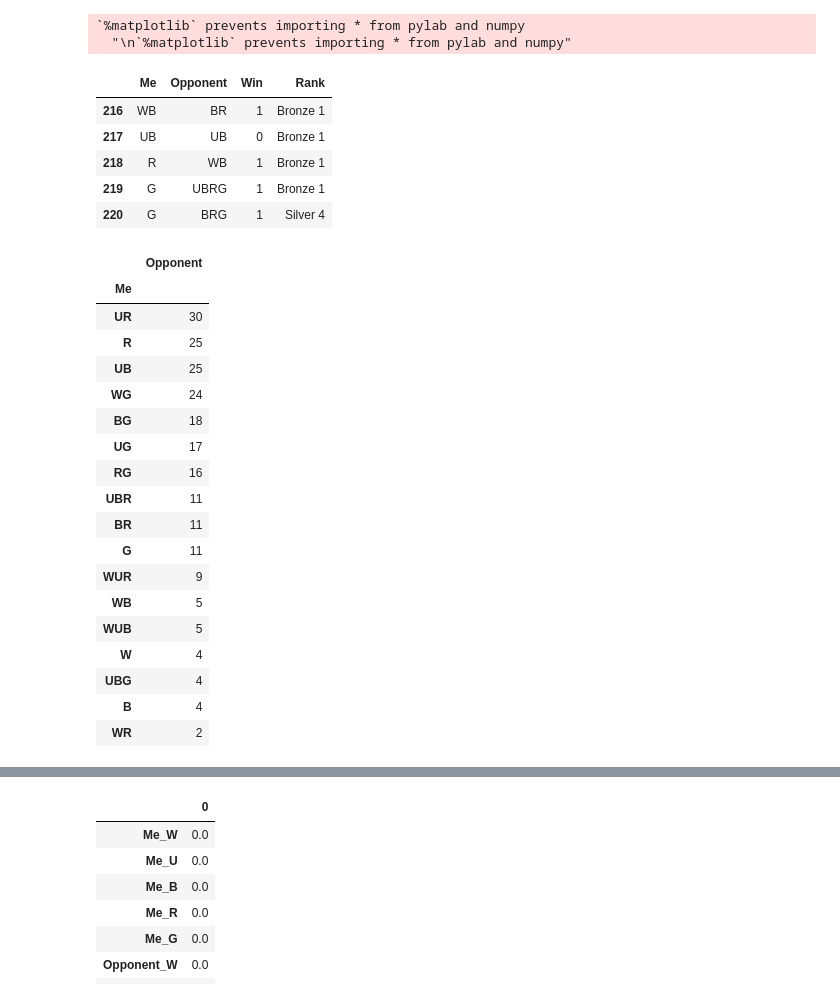
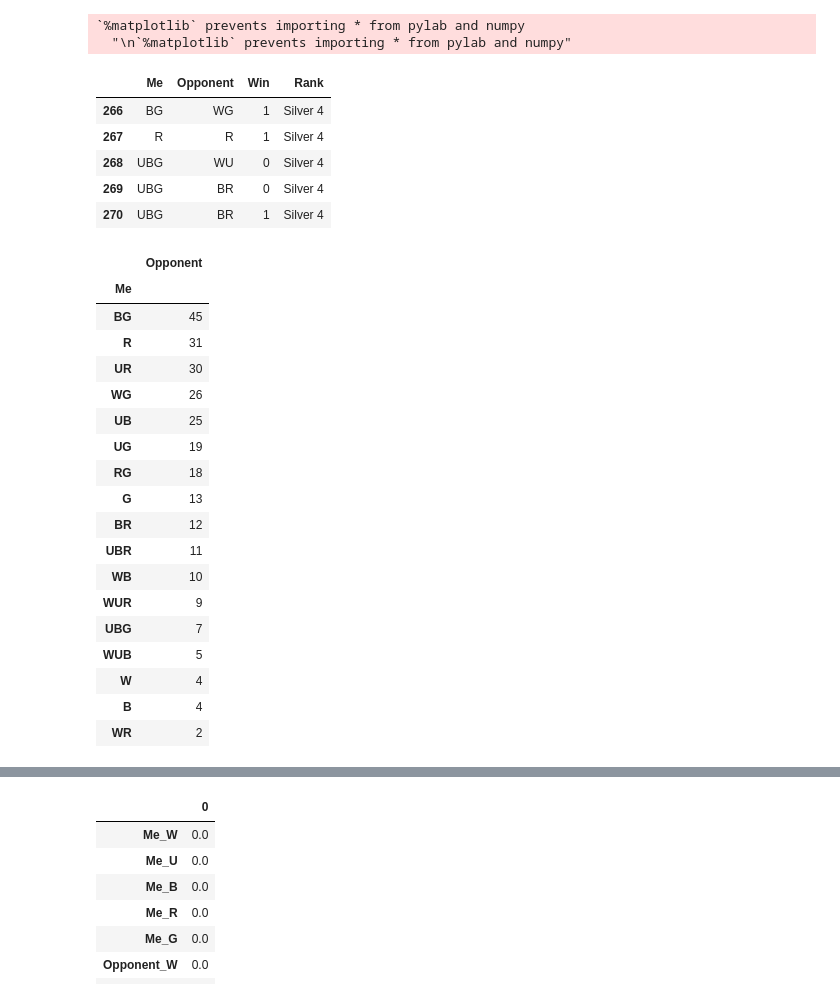
Before and after one commit to vincefav/misc-notebooks, a Jupyter notebook: Record.ipynb, the cells around one changed output, grey strips where cells are left out. Cells and saved outputs as stored; diff of their text form; code cells hidden in the pictures.

```diff
--- a/Record.ipynb
+++ b/Record.ipynb
@@ -14,38 +14,42 @@ Populating the interactive namespace from numpy and matplotlib
 # %%
 data = pd.read_csv('Magic record - Sheet1.csv')
 
+data.columns = 'Me Opponent Win Rank Hand Mulligans del1 del2'.split()
+
 del data['Hand']
 del data['Mulligans']
+del data['del1']
+del data['del2']
 
 data.tail()
 # %% [output]
 |  | Me | Opponent | Win | Rank |
-| 216 | WB | BR | 1 | Bronze 1 |
-| 217 | UB | UB | 0 | Bronze 1 |
-| 218 | R | WB | 1 | Bronze 1 |
-| 219 | G | UBRG | 1 | Bronze 1 |
-| 220 | G | BRG | 1 | Silver 4 |
+| 266 | BG | WG | 1 | Silver 4 |
+| 267 | R | R | 1 | Silver 4 |
+| 268 | UBG | WU | 0 | Silver 4 |
+| 269 | UBG | BR | 0 | Silver 4 |
+| 270 | UBG | BR | 1 | Silver 4 |
 # %%
-# How many times I've played each color
+# How many times I've played each color combo
 data.groupby('Me').count().sort_values('Opponent', ascending=False)[['Opponent']]
 # %% [output]
 |  | Opponent |
 | Me |  |
+| BG | 45 |
+| R | 31 |
 | UR | 30 |
-| R | 25 |
+| WG | 26 |
 | UB | 25 |
-| WG | 24 |
-| BG | 18 |
-| UG | 17 |
-| RG | 16 |
+| UG | 19 |
+| RG | 18 |
+| G | 13 |
+| BR | 12 |
 | UBR | 11 |
-| BR | 11 |
-| G | 11 |
+| WB | 10 |
 | WUR | 9 |
-| WB | 5 |
+| UBG | 7 |
 | WUB | 5 |
 | W | 4 |
-| UBG | 4 |
 | B | 4 |
 | WR | 2 |
 # %%
```
Also changed, not shown: parts of 8 cells of this notebook.
